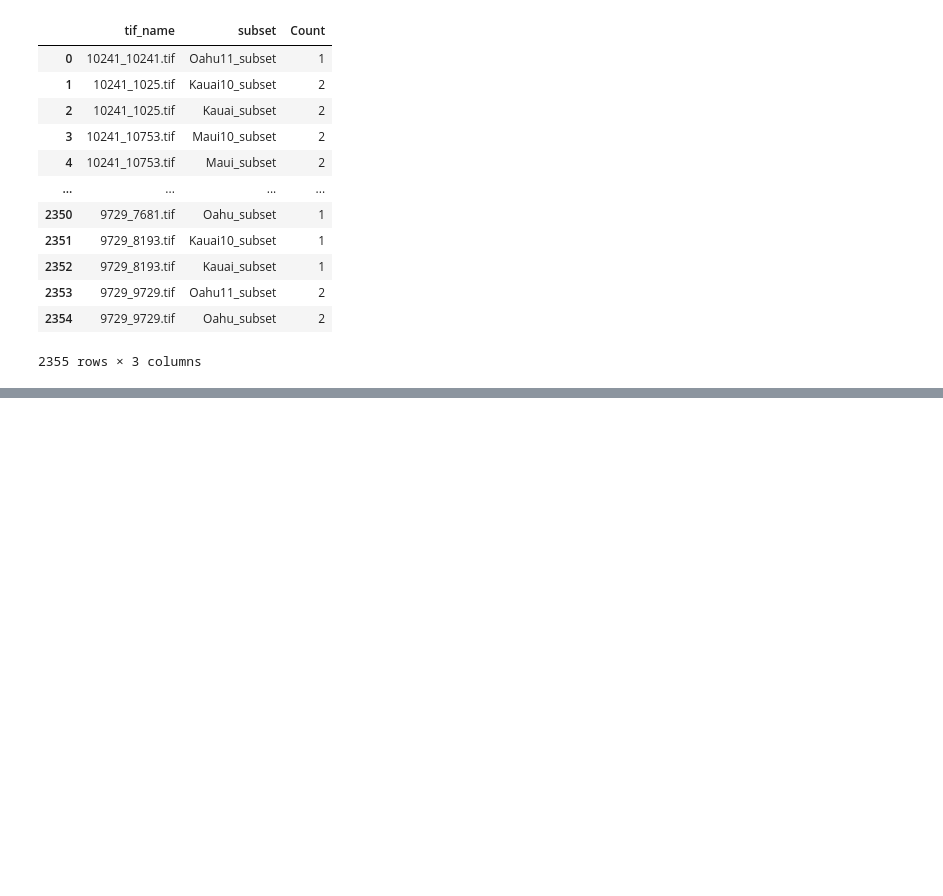
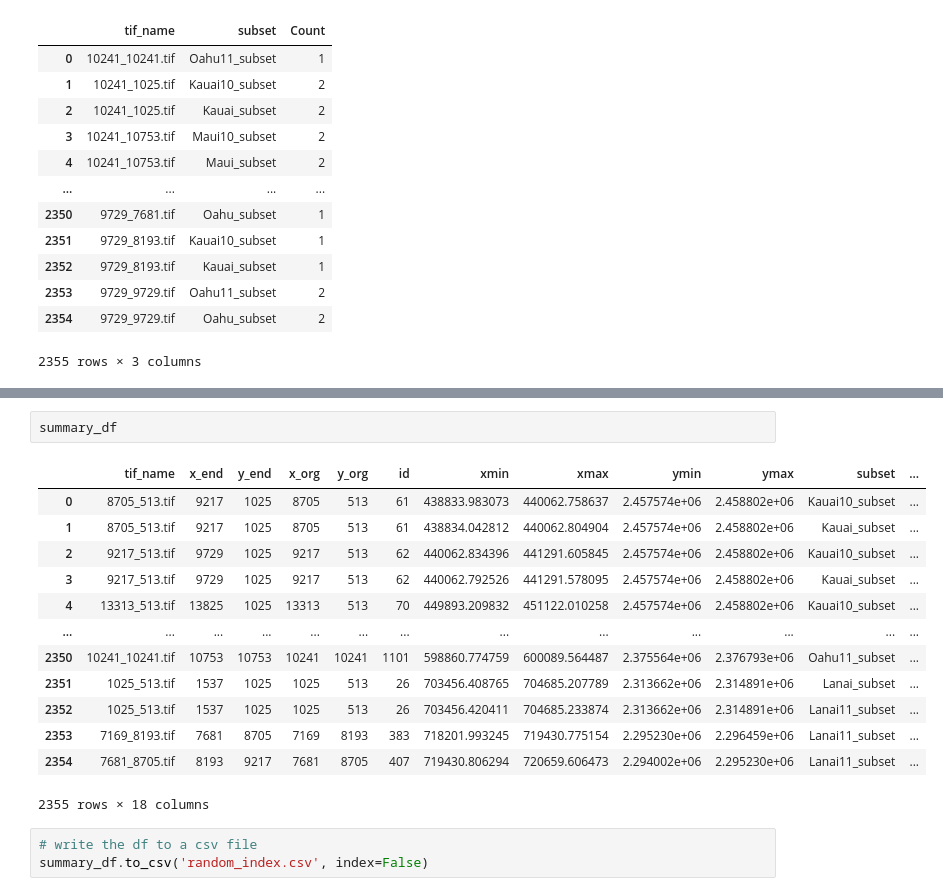
Before and after one commit to aml7hawaiiedu/CCAPLandCoverProject, a Jupyter notebook: CCAP_UNET_Fall2023.ipynb, the cells around one changed output, grey strips where cells are left out. Drawn from its saved outputs; the diff is of its cells as text; blank space fills up the shorter version.

Commit message:
completed random and added to csv

```diff
--- a/CCAP_UNET_Fall2023.ipynb
+++ b/CCAP_UNET_Fall2023.ipynb
@@ -264,0 +267,19 @@ print(agg_df)
+# %%
+summary_df
+# %% [output]
+|  | tif_name | x_end | y_end | x_org | y_org | id | xmin | xmax | ymin | ymax | subset | ... |
+| 0 | 8705_513.tif | 9217 | 1025 | 8705 | 513 | 61 | 438833.983073 | 440062.758637 | 2.457574e+06 | 2.458802e+06 | Kauai10_subset | ... |
+| 1 | 8705_513.tif | 9217 | 1025 | 8705 | 513 | 61 | 438834.042812 | 440062.804904 | 2.457574e+06 | 2.458802e+06 | Kauai_subset | ... |
+| 2 | 9217_513.tif | 9729 | 1025 | 9217 | 513 | 62 | 440062.834396 | 441291.605845 | 2.457574e+06 | 2.458802e+06 | Kauai10_subset | ... |
+| 3 | 9217_513.tif | 9729 | 1025 | 9217 | 513 | 62 | 440062.792526 | 441291.578095 | 2.457574e+06 | 2.458802e+06 | Kauai_subset | ... |
+| 4 | 13313_513.tif | 13825 | 1025 | 13313 | 513 | 70 | 449893.209832 | 451122.010258 | 2.457574e+06 | 2.458802e+06 | Kauai10_subset | ... |
+| ... | ... | ... | ... | ... | ... | ... | ... | ... | ... | ... | ... | ... |
+| 2350 | 10241_10241.tif | 10753 | 10753 | 10241 | 10241 | 1101 | 598860.774759 | 600089.564487 | 2.375564e+06 | 2.376793e+06 | Oahu11_subset | ... |
+| 2351 | 1025_513.tif | 1537 | 1025 | 1025 | 513 | 26 | 703456.408765 | 704685.207789 | 2.313662e+06 | 2.314891e+06 | Lanai_subset | ... |
+| 2352 | 1025_513.tif | 1537 | 1025 | 1025 | 513 | 26 | 703456.420411 | 704685.233874 | 2.313662e+06 | 2.314891e+06 | Lanai11_subset | ... |
+| 2353 | 7169_8193.tif | 7681 | 8705 | 7169 | 8193 | 383 | 718201.993245 | 719430.775154 | 2.295230e+06 | 2.296459e+06 | Lanai11_subset | ... |
+| 2354 | 7681_8705.tif | 8193 | 9217 | 7681 | 8705 | 407 | 719430.806294 | 720659.606473 | 2.294002e+06 | 2.295230e+06 | Lanai11_subset | ... |
+2355 rows × 18 columns
+# %%
+# write the df to a csv file
+summary_df.to_csv('random_index.csv', index=False)
```
Also changed, not shown: parts of 5 cells of this notebook.
